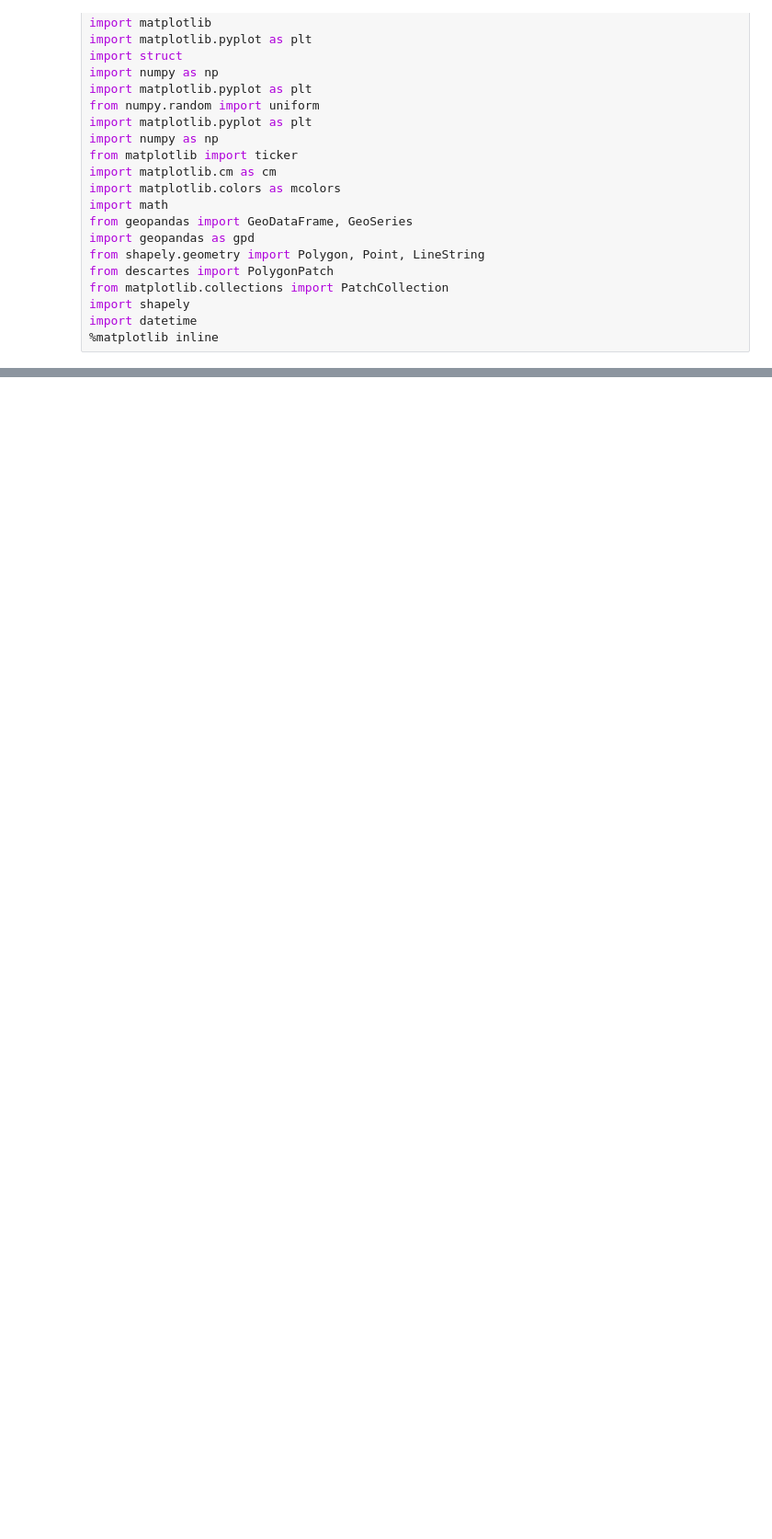
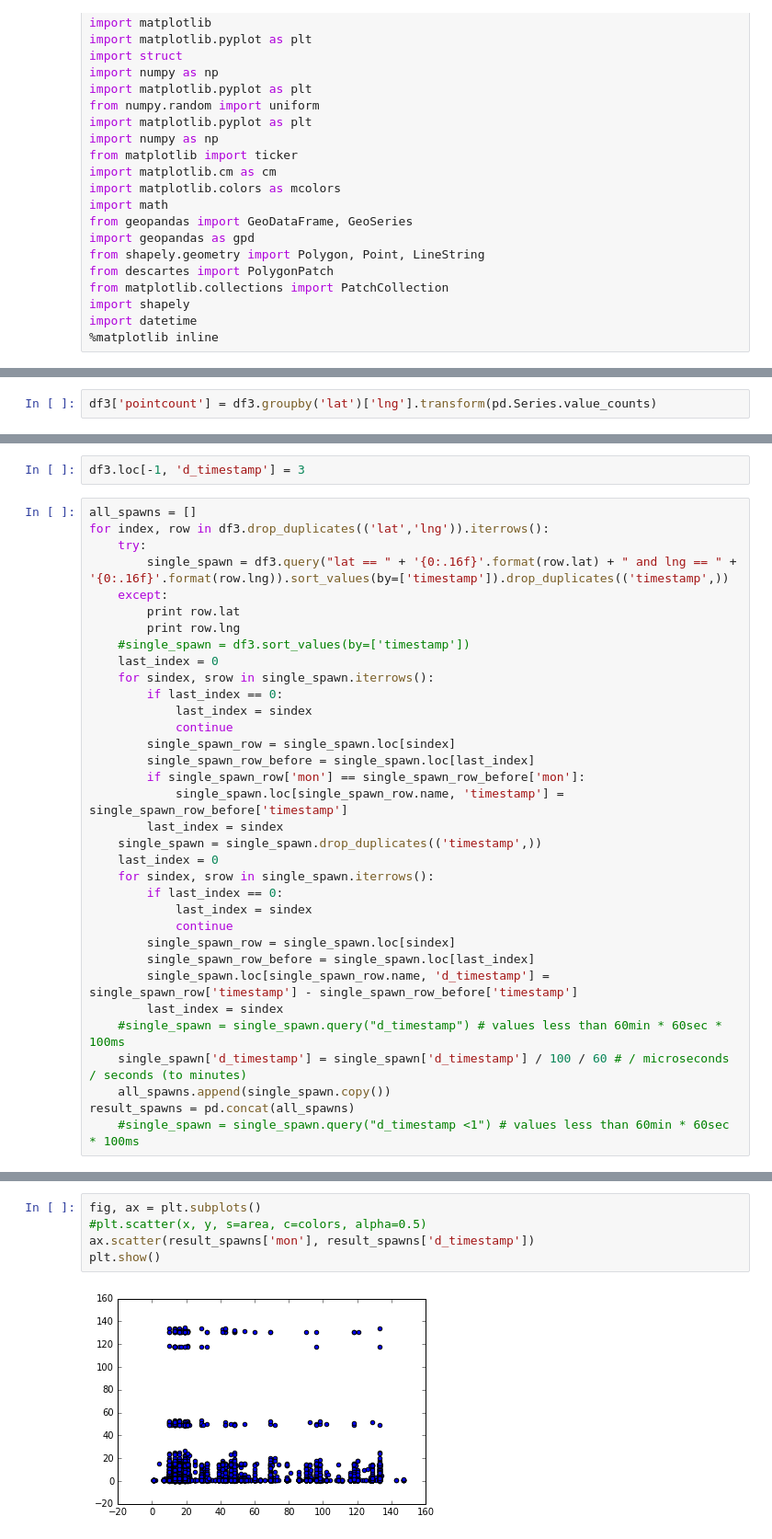
Before and after one commit to kvey/pogonotebook, a Jupyter notebook: MonTime.ipynb, the cells around one changed output, grey strips where cells are left out. Shown at 92% size. Drawn from its saved outputs; the diff is of its cells as text; blank space fills up the shorter version.

```diff
--- a/MonTime.ipynb
+++ b/MonTime.ipynb
@@ -69,0 +164,2 @@ plt.show()
+# %%
+df3['pointcount'] = df3.groupby('lat')['lng'].transform(pd.Series.value_counts)
@@ -69,0 +180,36 @@ plt.show()
+# %%
+df3.loc[-1, 'd_timestamp'] = 3
+# %%
+all_spawns = []
+for index, row in df3.drop_duplicates(('lat','lng')).iterrows():
+    try:
+        single_spawn = df3.query("lat == " + '{0:.16f}'.format(row.lat) + " and lng == " +  '{0:.16f}'.format(row.lng)).sort_values(by=['timestamp']).drop_duplicates(('timestamp',))
+    except:
+        print row.lat
+        print row.lng
+    #single_spawn = df3.sort_values(by=['timestamp'])
+    last_index = 0
+    for sindex, srow in single_spawn.iterrows():
+        if last_index == 0:
+            last_index = sindex
+            continue
+        single_spawn_row = single_spawn.loc[sindex]
+        single_spawn_row_before = single_spawn.loc[last_index]
+        if single_spawn_row['mon'] == single_spawn_row_before['mon']:
+            single_spawn.loc[single_spawn_row.name, 'timestamp'] = single_spawn_row_before['timestamp']
+        last_index = sindex
+    single_spawn = single_spawn.drop_duplicates(('timestamp',))
+    last_index = 0
+    for sindex, srow in single_spawn.iterrows():
+        if last_index == 0:
+            last_index = sindex
+            continue
+        single_spawn_row = single_spawn.loc[sindex]
+        single_spawn_row_before = single_spawn.loc[last_index]
+        single_spawn.loc[single_spawn_row.name, 'd_timestamp'] = single_spawn_row['timestamp'] - single_spawn_row_before['timestamp']
+        last_index = sindex
+    #single_spawn = single_spawn.query("d_timestamp") # values less than 60min * 60sec * 100ms
+    single_spawn['d_timestamp'] = single_spawn['d_timestamp'] / 100 / 60 # / microseconds  / seconds (to minutes)
+    all_spawns.append(single_spawn.copy())
+result_spawns = pd.concat(all_spawns)
+    #single_spawn = single_spawn.query("d_timestamp <1") # values less than 60min * 60sec * 100ms
@@ -69,0 +219,7 @@ plt.show()
+# %%
+fig, ax = plt.subplots()
+#plt.scatter(x, y, s=area, c=colors, alpha=0.5)
+ax.scatter(result_spawns['mon'], result_spawns['d_timestamp'])
+plt.show()
+# %% [output]
+[figure, added]
```
Also changed, not shown: parts of 24 cells of this notebook, 3 other files.
